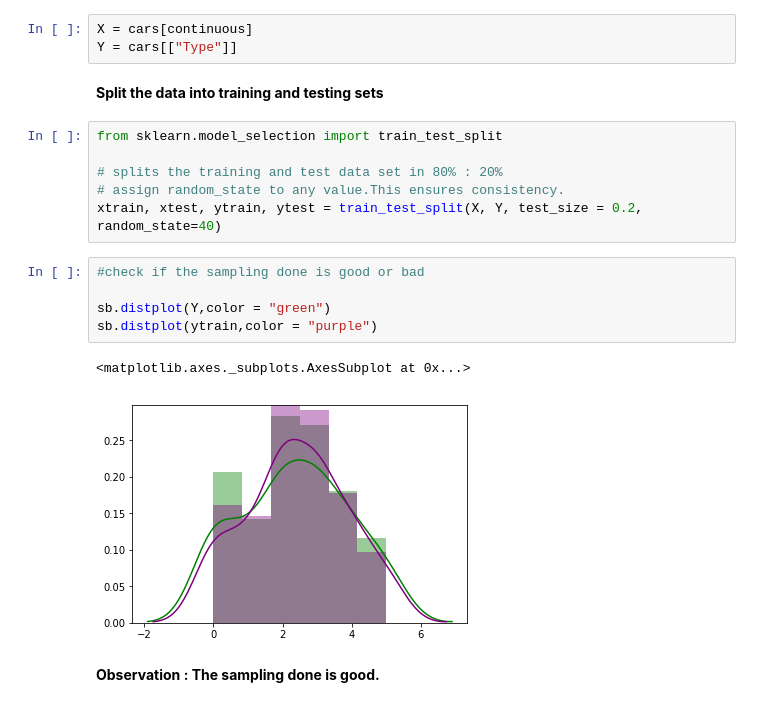
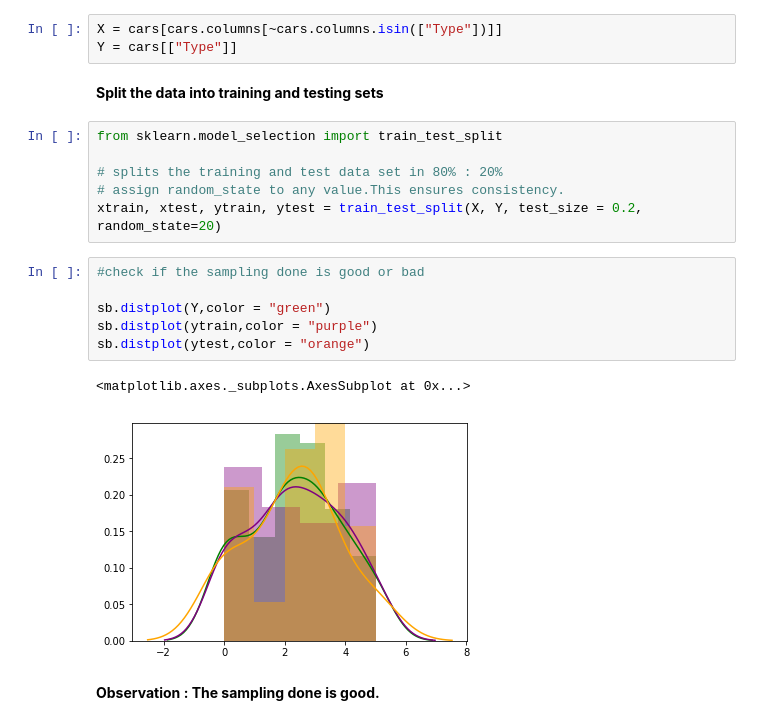
Before and after one commit to mvarshita/Machine-Learning-Projects, a Jupyter notebook: cars93Dataset/decisionTreeClassifier.ipynb, the cells around one changed output. Cells and saved outputs as stored; diff of their text form.

Commit message:
removed unwanted imports,visualized decision tree and added distplot for ytest

```diff
--- a/cars93Dataset/decisionTreeClassifier.ipynb
+++ b/cars93Dataset/decisionTreeClassifier.ipynb
@@ -140,7 +137,7 @@ cars=cars.apply(le.fit_transform)
 # %% [markdown]
 **Prepare the data for sampling**
 # %%
-X = cars[continuous]
+X = cars[cars.columns[~cars.columns.isin(["Type"])]]
 Y = cars[["Type"]]
 # %% [markdown]
 **Split the data into training and testing sets**
@@ -149,15 +146,16 @@ from sklearn.model_selection import train_test_split
 
 # splits the training and test data set in 80% : 20%
 # assign random_state to any value.This ensures consistency.
-xtrain, xtest, ytrain, ytest = train_test_split(X, Y, test_size = 0.2, random_state=40)
+xtrain, xtest, ytrain, ytest = train_test_split(X, Y, test_size = 0.2, random_state=20)
 # %%
 #check if the sampling done is good or bad
 
 sb.distplot(Y,color = "green")
 sb.distplot(ytrain,color = "purple")
+sb.distplot(ytest,color = "orange")
 # %% [output]
 <matplotlib.axes._subplots.AxesSubplot at 0x...>
-[figure, old version]
+[figure, new version]
 # %% [markdown]
 **Observation : The sampling done is good.**
 # %% [markdown]
```
Also changed, not shown: parts of 7 cells of this notebook.
